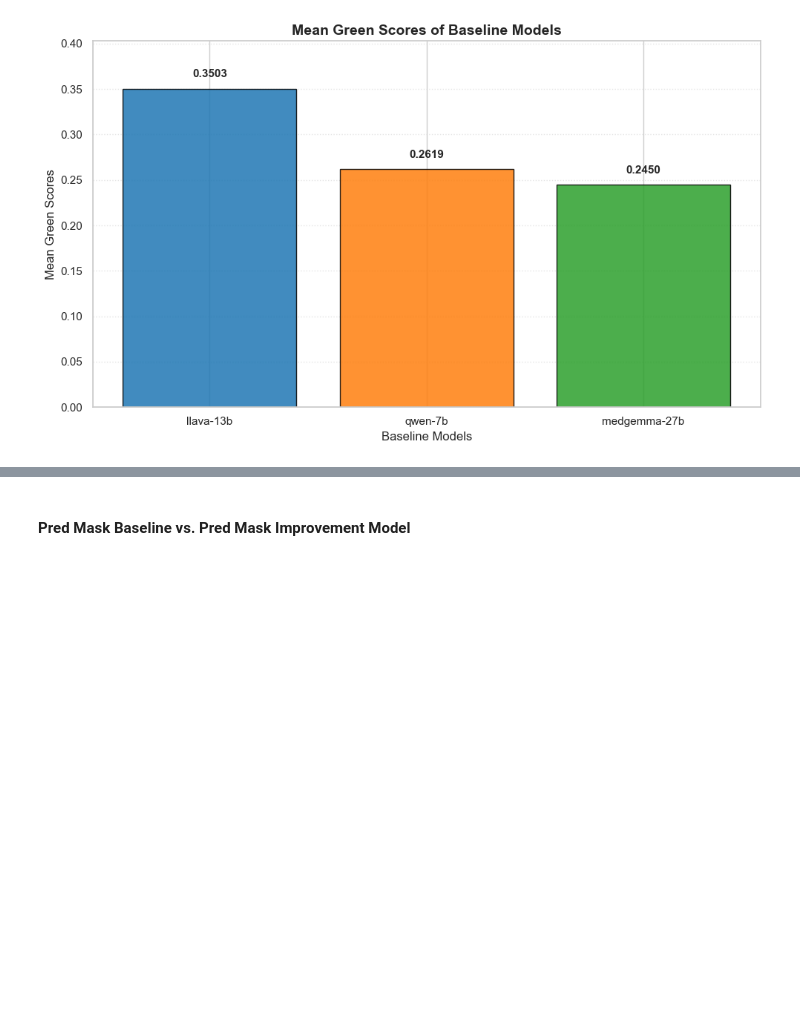
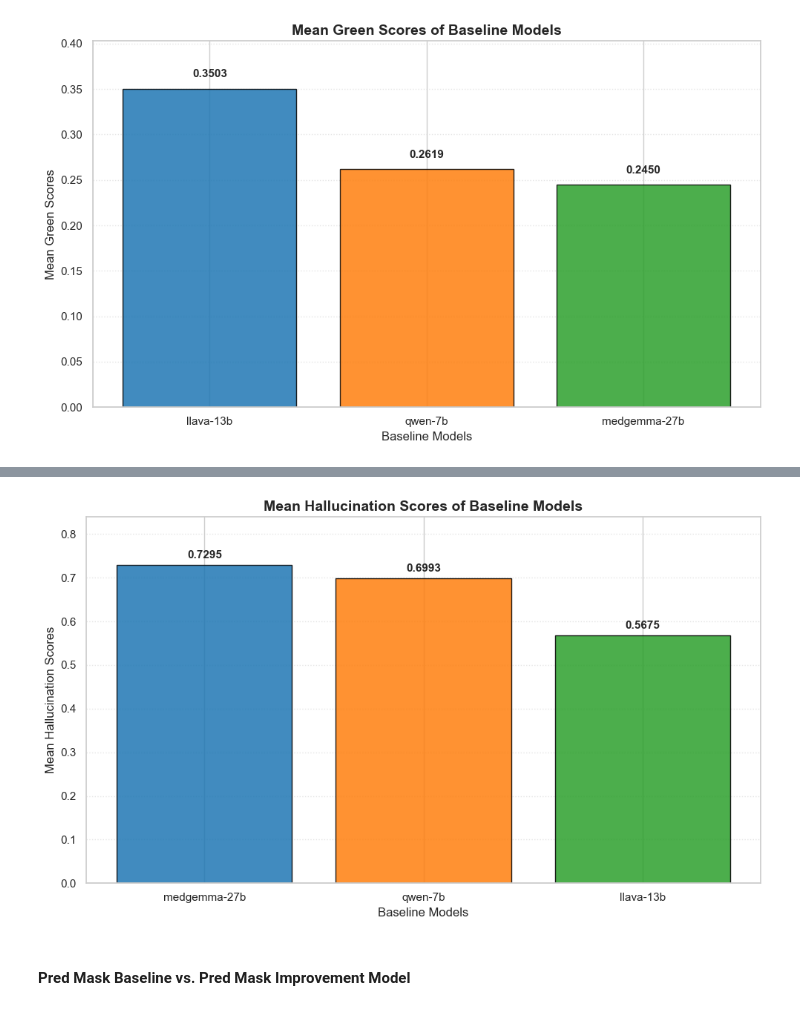
Before and after one commit to syeddaniyalg/cs437-project, a Jupyter notebook: evaluation.ipynb, the cells around one changed output, grey strips where cells are left out. Drawn from its saved outputs; the diff is of its cells as text; code cells hidden in the pictures; blank space fills up the shorter version.

```diff
--- a/evaluation.ipynb
+++ b/evaluation.ipynb
@@ -666,3 +670,7 @@ plot_bar(np.mean(true_green_scores, axis=0), "Mean Green Scores of Baseline Mode
+# %%
+plot_bar(np.mean(true_hallucination_scores, axis=0), "Mean Hallucination Scores of Baseline Models", "Baseline Models", "Mean Hallucination Scores", "mean_hallucination_score_baseline")
+# %% [output]
+[figure, added]
 # %% [markdown]
 #### **Pred Mask Baseline vs. Pred Mask Improvement Model**
 # %%
```
Also changed, not shown: parts of 3 cells of this notebook, 4 other files.
